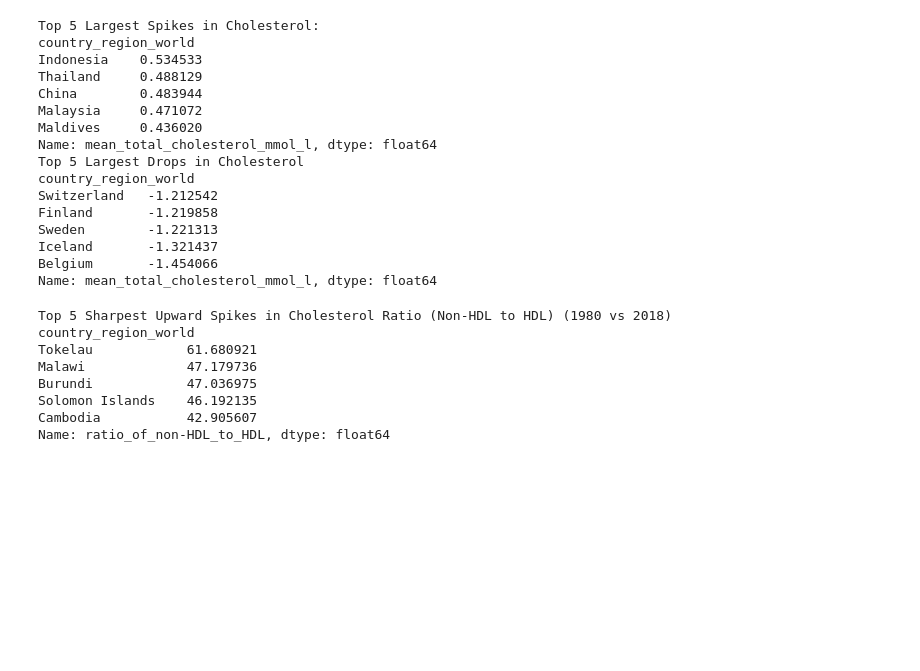
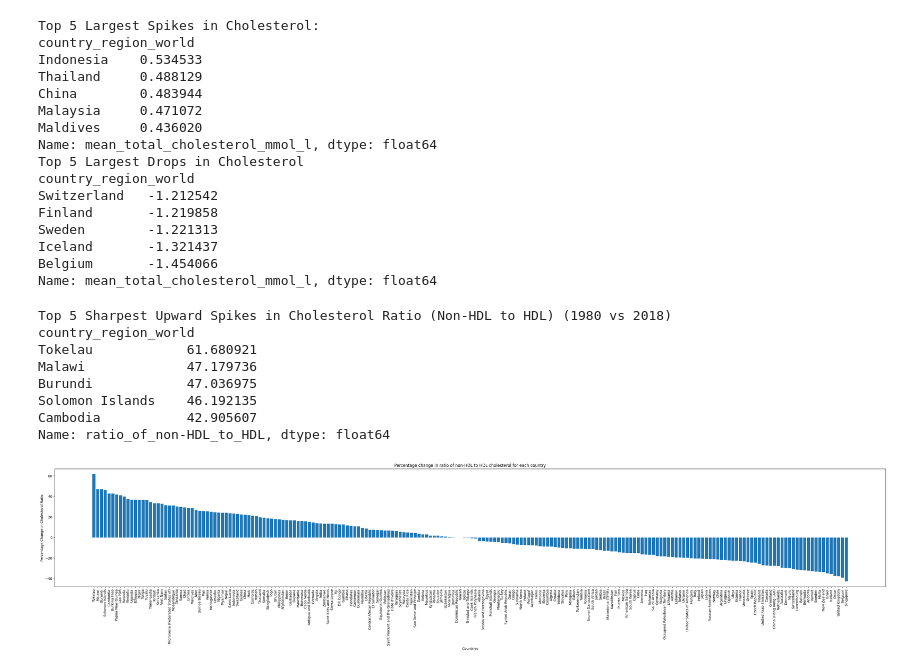
Before and after one commit to ariafcode/dsrp, a Jupyter notebook: dsrp.ipynb, the cells around one changed output. Cells and saved outputs as stored; diff of their text form; code cells hidden in the pictures; blank space fills up the shorter version.

```diff
--- a/dsrp.ipynb
+++ b/dsrp.ipynb
@@ -154,3 +154,18 @@ Burundi            47.036975
 Solomon Islands    46.192135
 Cambodia           42.905607
 Name: ratio_of_non-HDL_to_HDL, dtype: float64
+# %%
+import matplotlib.pyplot as plt
+
+#bar plot for ratio of non-HDl to HDL cholesterol
+plt.figure(figsize=(35, 8))
+plt.bar(sharpest_spikes.index, sharpest_spikes.values)
+plt.xlabel('Countries')
+plt.xticks(rotation=90)
+plt.ylabel('Percentage Change in Cholesterol Ratio')
+plt.title('Percentage change in ratio of non-HDL to HDL cholesterol for each country')
+
+plt.tight_layout()
+plt.show()
+# %% [output]
+[figure, added]
```
Also changed, not shown: parts of 2 cells of this notebook.
